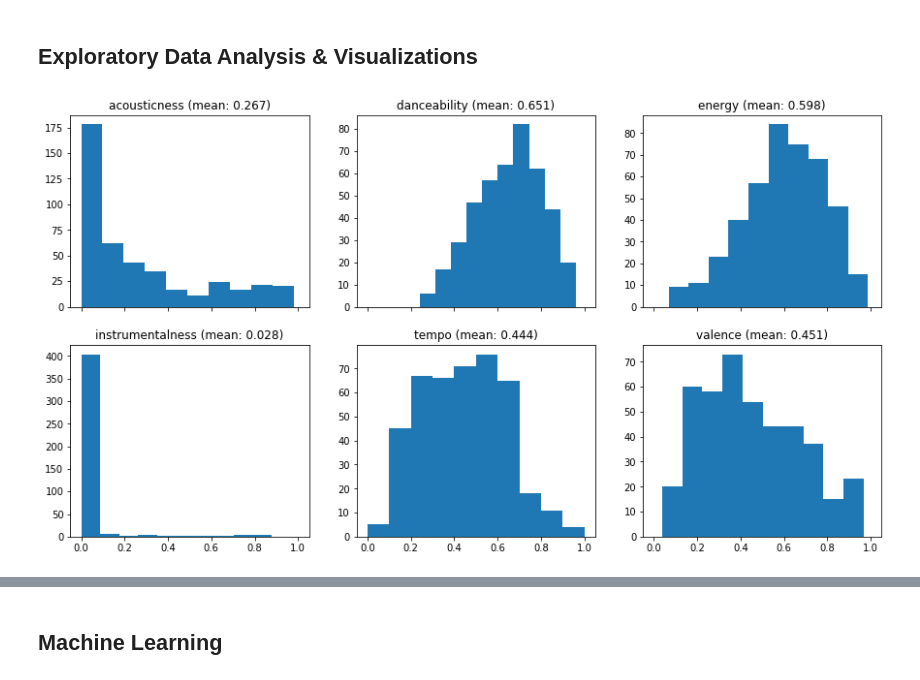
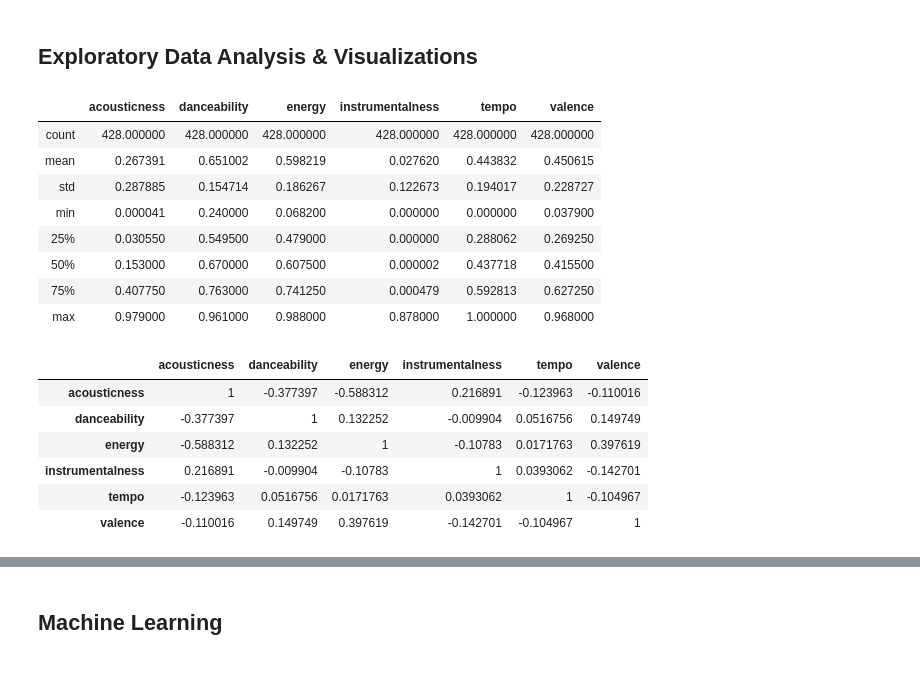
Before and after one commit to oikheloa/oikheloa.github.io, a Jupyter notebook: Final/CMSC320_Final_Project.ipynb, the cells around one changed output, grey strips where cells are left out. Saved outputs shown, nothing was run; the diff lists cells and outputs as text; code cells hidden in the pictures.

```diff
--- a/Final/CMSC320_Final_Project.ipynb
+++ b/Final/CMSC320_Final_Project.ipynb
@@ -154,14 +154,26 @@ Loading Saved Tracks Now. Please be patient!
 # Summary Statistics
 # Histograms
 # Correlation Graphs
-# %%
-fig, ax = plt.subplots(2, 3, sharex=True, figsize=(15,8))
-ax = ax.flatten()
-idx = 0
-
-for col in features.columns:
-    ax[idx].hist(features[col])
-    ax[idx].set_title(col + " (mean: " + str(np.round(features[col].mean(), 3)) + ")")
-    idx += 1
-# %% [output]
-[figure, removed]
+# %%
+features.describe()
+# %% [output]
+|  | acousticness | danceability | energy | instrumentalness | tempo | valence |
+| count | 428.000000 | 428.000000 | 428.000000 | 428.000000 | 428.000000 | 428.000000 |
+| mean | 0.267391 | 0.651002 | 0.598219 | 0.027620 | 0.443832 | 0.450615 |
+| std | 0.287885 | 0.154714 | 0.186267 | 0.122673 | 0.194017 | 0.228727 |
+| min | 0.000041 | 0.240000 | 0.068200 | 0.000000 | 0.000000 | 0.037900 |
+| 25% | 0.030550 | 0.549500 | 0.479000 | 0.000000 | 0.288062 | 0.269250 |
+| 50% | 0.153000 | 0.670000 | 0.607500 | 0.000002 | 0.437718 | 0.415500 |
+| 75% | 0.407750 | 0.763000 | 0.741250 | 0.000479 | 0.592813 | 0.627250 |
+| max | 0.979000 | 0.961000 | 0.988000 | 0.878000 | 1.000000 | 0.968000 |
+# %%
+corr = features.corr()
+corr.style.background_gradient(cmap='coolwarm')
+# %% [output]
+|  | acousticness | danceability | energy | instrumentalness | tempo | valence |
+| acousticness | 1 | -0.377397 | -0.588312 | 0.216891 | -0.123963 | -0.110016 |
+| danceability | -0.377397 | 1 | 0.132252 | -0.009904 | 0.0516756 | 0.149749 |
+| energy | -0.588312 | 0.132252 | 1 | -0.10783 | 0.0171763 | 0.397619 |
+| instrumentalness | 0.216891 | -0.009904 | -0.10783 | 1 | 0.0393062 | -0.142701 |
+| tempo | -0.123963 | 0.0516756 | 0.0171763 | 0.0393062 | 1 | -0.104967 |
+| valence | -0.110016 | 0.149749 | 0.397619 | -0.142701 | -0.104967 | 1 |
```
Also changed, not shown: parts of 17 cells of this notebook.
